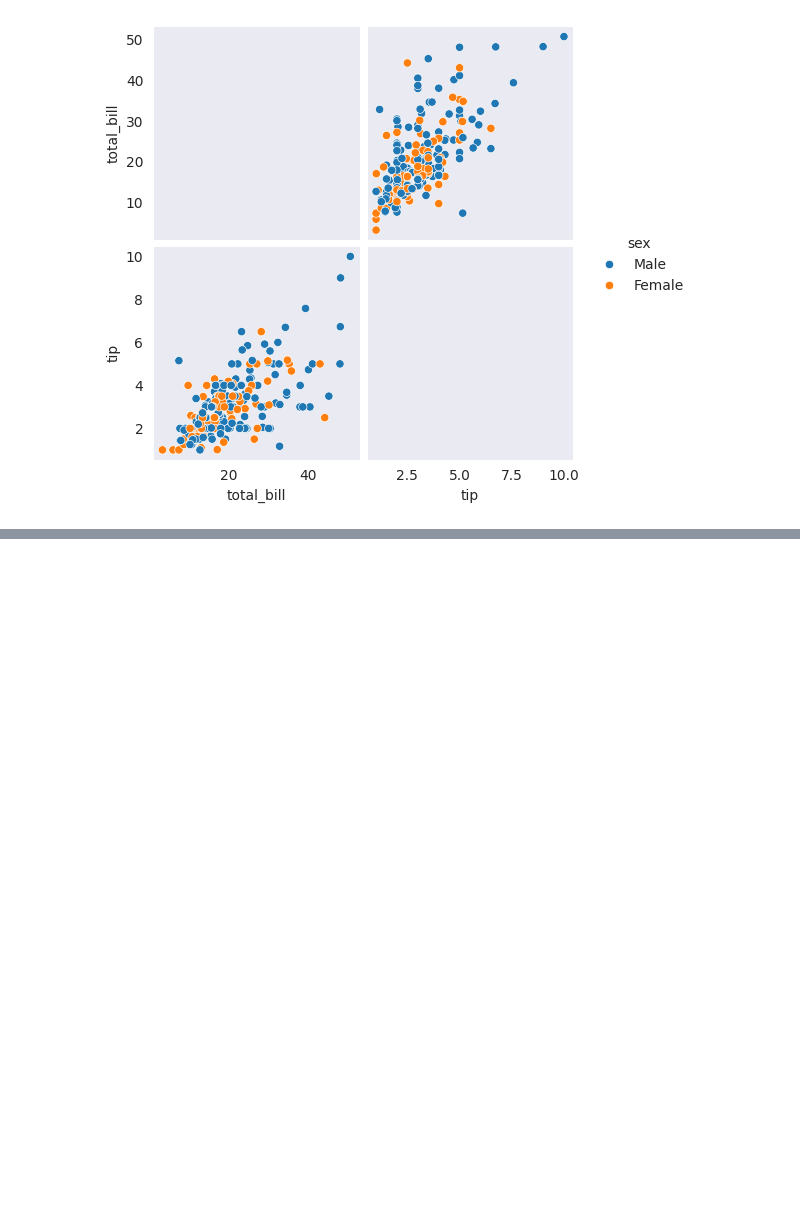
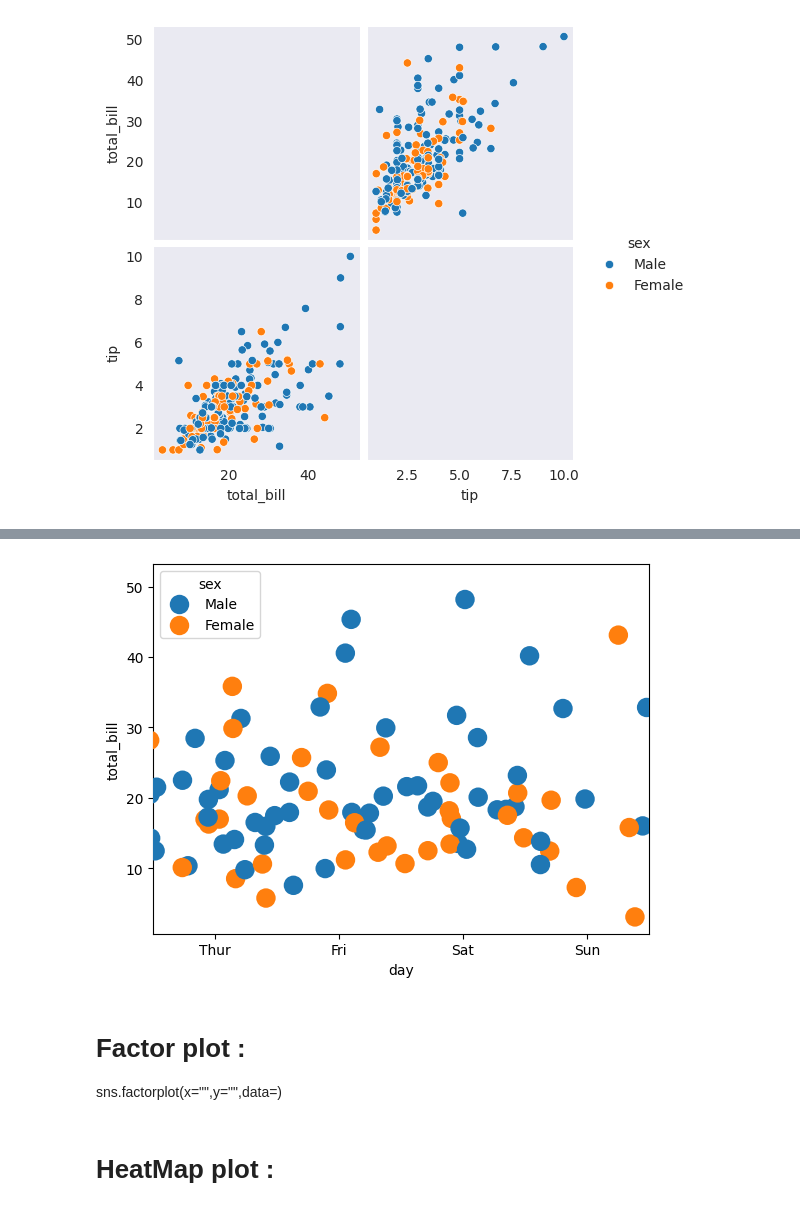
Before and after one commit to anjali801/Data-science-45-internship, a Jupyter notebook: Day21(Seaborn).ipynb, the cells around one changed output, grey strips where cells are left out. Saved outputs shown, nothing was run; the diff lists cells and outputs as text; code cells hidden in the pictures; blank space fills up the shorter version.

```diff
--- a/Day21(Seaborn).ipynb
+++ b/Day21(Seaborn).ipynb
@@ -493,0 +534,8 @@ sns.pairplot(var1, vars =["total_bill","tip"],hue="sex", diag_kind= " hist")
+# %%
+sns.stripplot(x="day",y="total_bill",data=var2, hue ="sex",jitter = 5,size = 14)
+plt.show()
+# %% [output]
+[figure, added]
+# %% [markdown]
+# Factor plot :
+sns.factorplot(x="",y="",data=)
@@ -493,0 +545,2 @@ sns.pairplot(var1, vars =["total_bill","tip"],hue="sex", diag_kind= " hist")
+# %% [markdown]
+# HeatMap plot :
```
Also changed, not shown: parts of 6 cells of this notebook.
